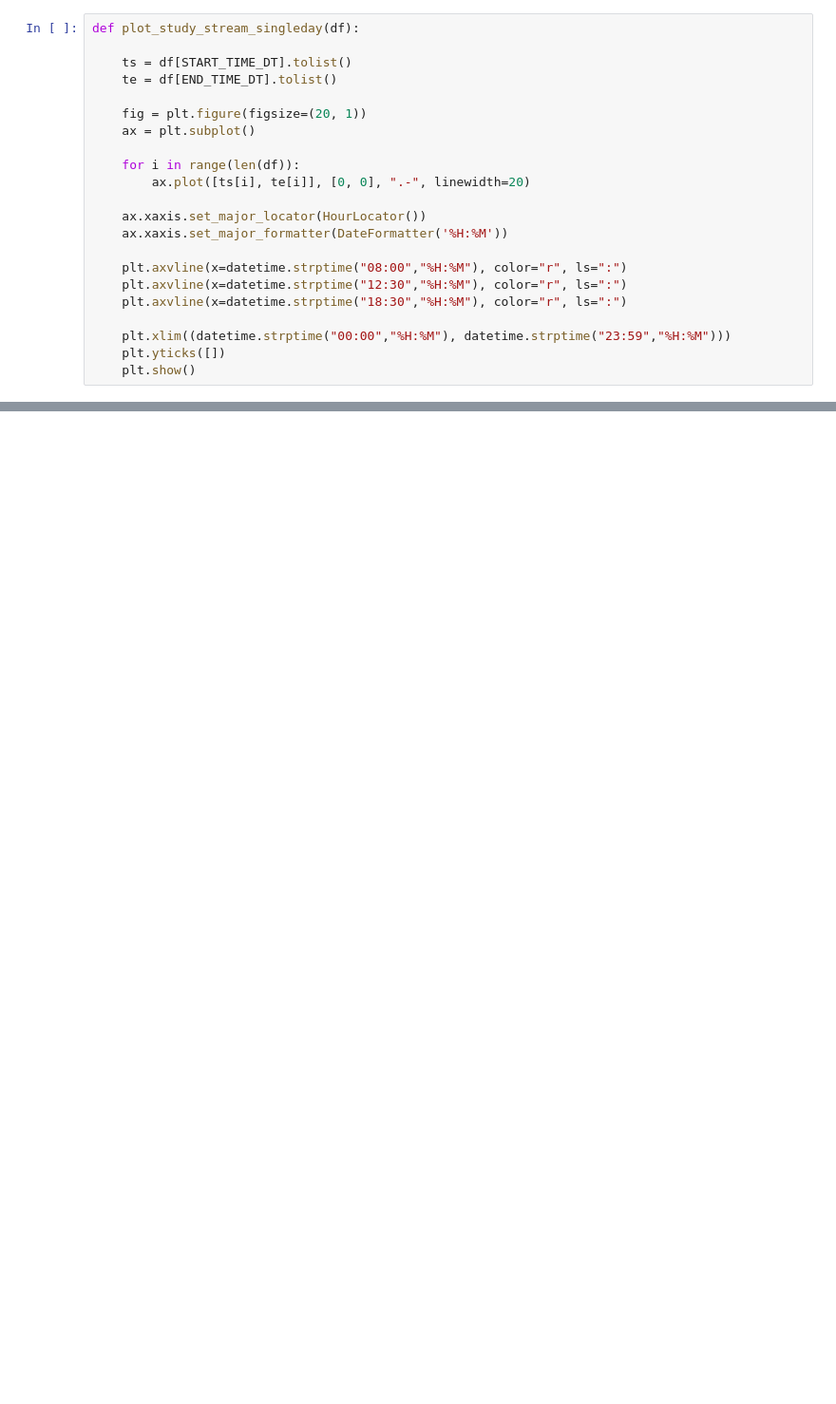
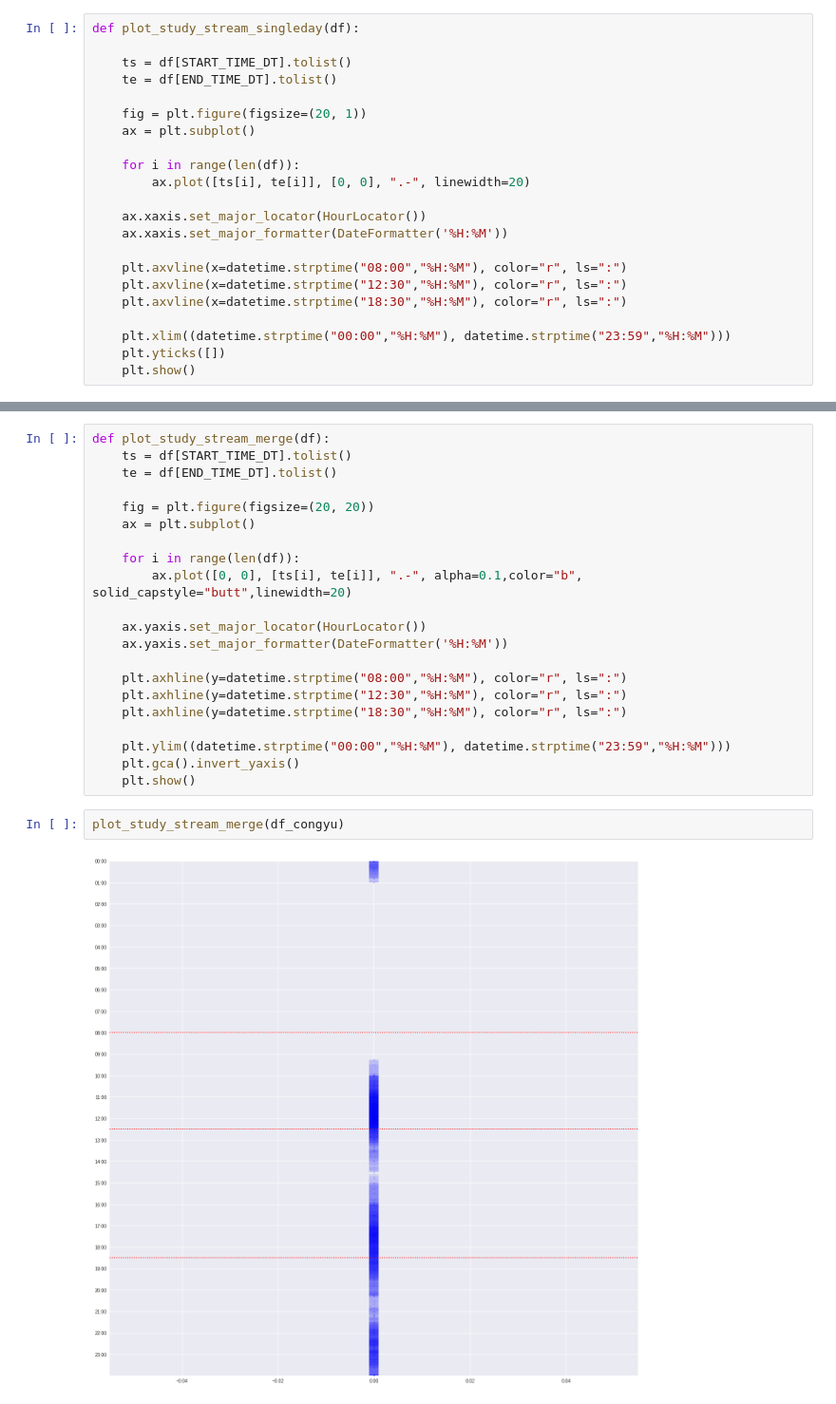
Before and after one commit to Apollo1840/StudyTimeBoard, a Jupyter notebook: dev/dev_data_analysis_personal.ipynb, the cells around one changed output, grey strips where cells are left out. Shown at 95% size. Cells and saved outputs as stored; diff of their text form; blank space fills up the shorter version.

```diff
--- a/dev/dev_data_analysis_personal.ipynb
+++ b/dev/dev_data_analysis_personal.ipynb
@@ -159,0 +155,25 @@ plot_study_stream_singleday(df_congyu_today)
+# %%
+def plot_study_stream_merge(df):
+    ts = df[START_TIME_DT].tolist()
+    te = df[END_TIME_DT].tolist()
+
+    fig = plt.figure(figsize=(20, 20))
+    ax = plt.subplot()
+
+    for i in range(len(df)):
+        ax.plot([0, 0], [ts[i], te[i]], ".-", alpha=0.1,color="b", solid_capstyle="butt",linewidth=20)
+
+    ax.yaxis.set_major_locator(HourLocator())
+    ax.yaxis.set_major_formatter(DateFormatter('%H:%M'))
+
+    plt.axhline(y=datetime.strptime("08:00","%H:%M"), color="r", ls=":")
+    plt.axhline(y=datetime.strptime("12:30","%H:%M"), color="r", ls=":")
+    plt.axhline(y=datetime.strptime("18:30","%H:%M"), color="r", ls=":")
+
+    plt.ylim((datetime.strptime("00:00","%H:%M"), datetime.strptime("23:59","%H:%M")))
+    plt.gca().invert_yaxis()
+    plt.show()
+# %%
+plot_study_stream_merge(df_congyu)
+# %% [output]
+[figure, added]
```
Also changed, not shown: parts of 9 cells of this notebook, 16 other files.
